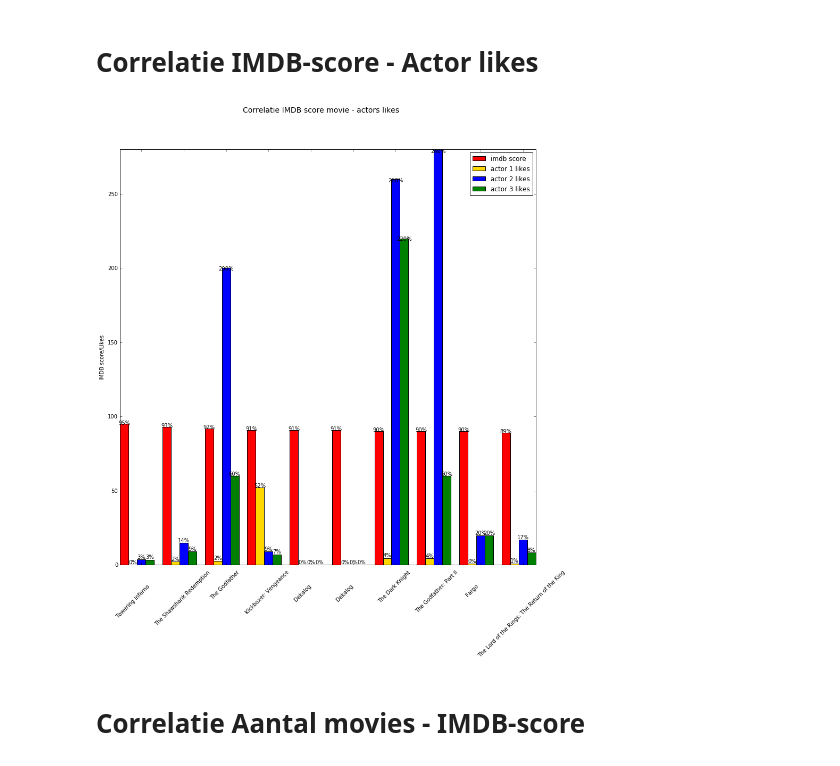
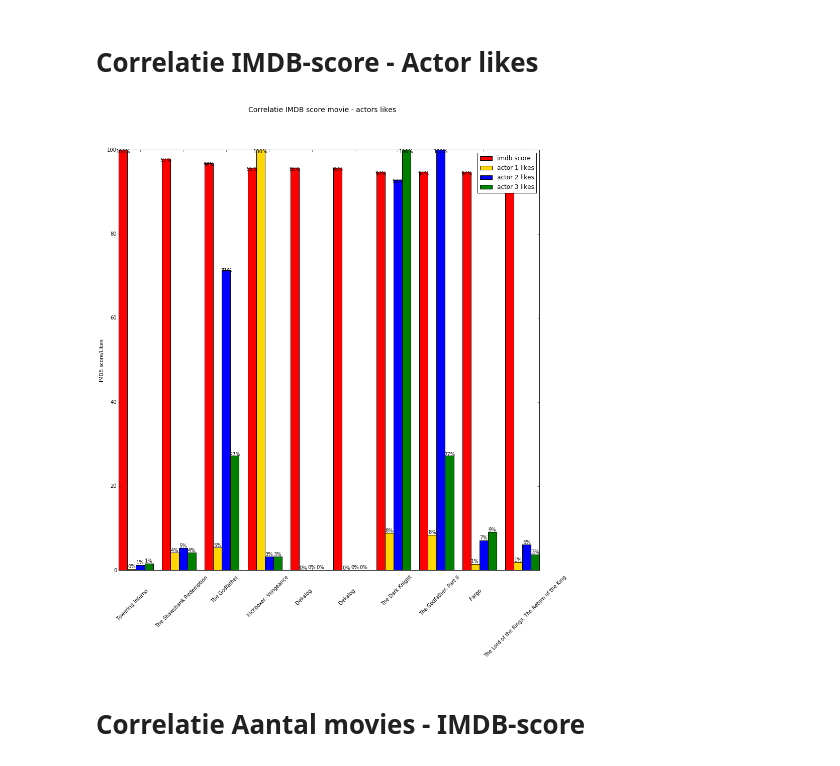
Before and after one commit to AlekVT/notebookIMDB, a Jupyter notebook: MovieSet.ipynb, the cells around one changed output. Saved outputs shown, nothing was run; the diff lists cells and outputs as text; code cells hidden in the pictures.

Commit message:
aanpassing grafiek corr imdbscore, actorlikes

```diff
--- a/MovieSet.ipynb
+++ b/MovieSet.ipynb
@@ -17,6 +17,22 @@ dataset = createDataSet('movie_metadata.csv')
 
 #?getTitleDir
 #!dir
+# %%
+def toPercent(array):
+    returnArray = []
+    maxScore = max(array)
+    for i in range(len(array)):
+        array[i] = checkNumber(array[i])
+        if array[i] is not None:
+            returnArray.append(array[i] / maxScore*100)
+        else:
+            returnArray.append(None)
+    return returnArray
+
+def checkNumber(var1):
+    if (math.isnan(var1)) | (var1 == 0):
+        return None
+    return var1
 # %%
 dataset
 # %% [output]
@@ -278,46 +294,64 @@ ds = dataset.sort_values(by='imdb_score', ascending=False).head(10)
 ind = np.arange(len(ds))
 width = 0.2
 
-fig = plt.figure(figsize=(14,14))
+imdbScore = ds['imdb_score'].values
+actor1Likes = ds['actor_1_facebook_likes'].values
+actor2Likes = ds['actor_2_facebook_likes'].values
+actor3Likes = ds['actor_3_facebook_likes'].values
+
+imdbScore = toPercent(imdbScore)
+actor1Likes = toPercent(actor1Likes)
+actor2Likes = toPercent(actor2Likes)
+actor3Likes = toPercent(actor3Likes)
+
+fig = plt.figure(figsize=(15,15))
 fig.suptitle('Correlatie IMDB score movie - actors likes', fontsize=14)
 ax = fig.add_subplot(111)
-rects1 = ax.bar(ind - width, ds['imdb_score']*10, width, color='r', align='center')
-rects2 = ax.bar(ind, ds['actor_1_facebook_likes']/5000, width, color='gold', align='center')
-rects3 = ax.bar(ind + width, ds['actor_2_facebook_likes']/50, width, color='b', align='center')
-rects4 = ax.bar(ind + 2*width, ds['actor_3_facebook_likes']/50, width, color='g', align='center')
+rects1 = ax.bar(ind - width, imdbScore, width, color='r', align='center')
+rects2 = ax.bar(ind, actor1Likes, width, color='gold', align='center')
+rects3 = ax.bar(ind + width, actor2Likes, width, color='b', align='center')
+rects4 = ax.bar(ind + 2*width, actor3Likes, width, color='g', align='center')
 
 # add some text for labels, title and axes ticks
 ax.set_ylabel('IMDB score/Likes')
 ax.set_xticks(ind + width)
 ax.set_xticklabels(ds['movie_title'], rotation=45)
 ax.autoscale(tight=True)
 
 ax.legend((rects1[0], rects2[0], rects3[0], rects4[0]), ('imdb score', 'actor 1 likes', 'actor 2 likes', 'actor 3 likes'))
 
 for rect in rects1:
     height = rect.get_height()
+    if math.isnan(height):
+        height = 0
     ax.text(rect.get_x() + rect.get_width()/2., 0.99*height,
             '%d' % int(height) + "%", ha='center', va='bottom')
 
 for rect in rects2:
     height = rect.get_height()
+    if math.isnan(height):
+        height = 0
     ax.text(rect.get_x() + rect.get_width()/2., 0.99*height,
             '%d' % int(height) + "%", ha='center', va='bottom')
 
 for rect in rects3:
     height = rect.get_height()
+    if math.isnan(height):
+        height = 0
     ax.text(rect.get_x() + rect.get_width()/2., 0.99*height,
             '%d' % int(height) + "%", ha='center', va='bottom')
 
 for rect in rects4:
     height = rect.get_height()
+    if math.isnan(height):
+        height = 0
     ax.text(rect.get_x() + rect.get_width()/2., 0.99*height,
             '%d' % int(height) + "%", ha='center', va='bottom')
 
 
 plt.show()
 # %% [output]
-[figure, old version]
+[figure, new version]
 # %% [markdown]
 # Correlatie Aantal movies - IMDB-score
 # %%
```
